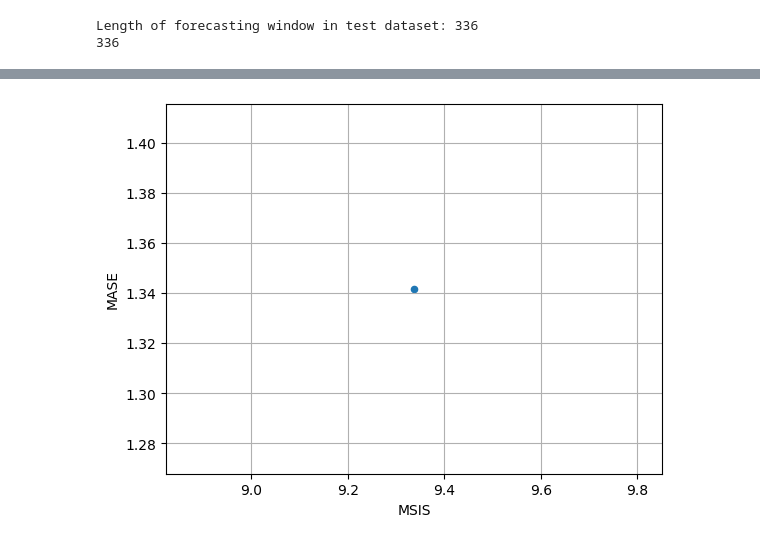
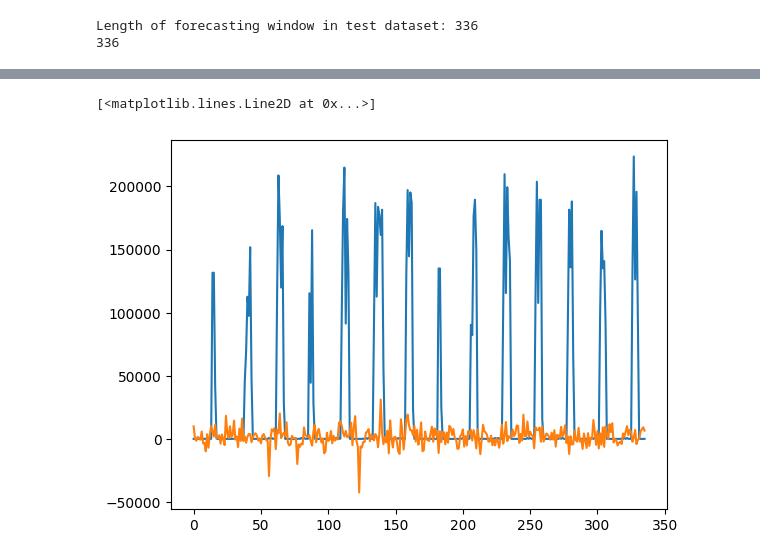
Before and after one commit to sagnik-sudo/Workload-Forecasting-Redset, a Jupyter notebook: PatchTST.ipynb, the cells around one changed output, grey strips where cells are left out. Saved outputs shown, nothing was run; the diff lists cells and outputs as text; code cells hidden in the pictures.

```diff
--- a/PatchTST.ipynb
+++ b/PatchTST.ipynb
@@ -377,6 +253,6 @@ item_metrics.head()
-# %%
-item_metrics.plot(x="MSIS", y="MASE", kind="scatter")
-plt.grid(which="both")
-plt.show()
-# %% [output]
-[figure, removed]
+# %%
+plt.plot(tss[0][-336:].values)
+plt.plot(forecasts[0].mean)
+# %% [output]
+[<matplotlib.lines.Line2D at 0x...>]
+[figure, added]
```
Also changed, not shown: parts of 34 cells of this notebook, 1 other file.
